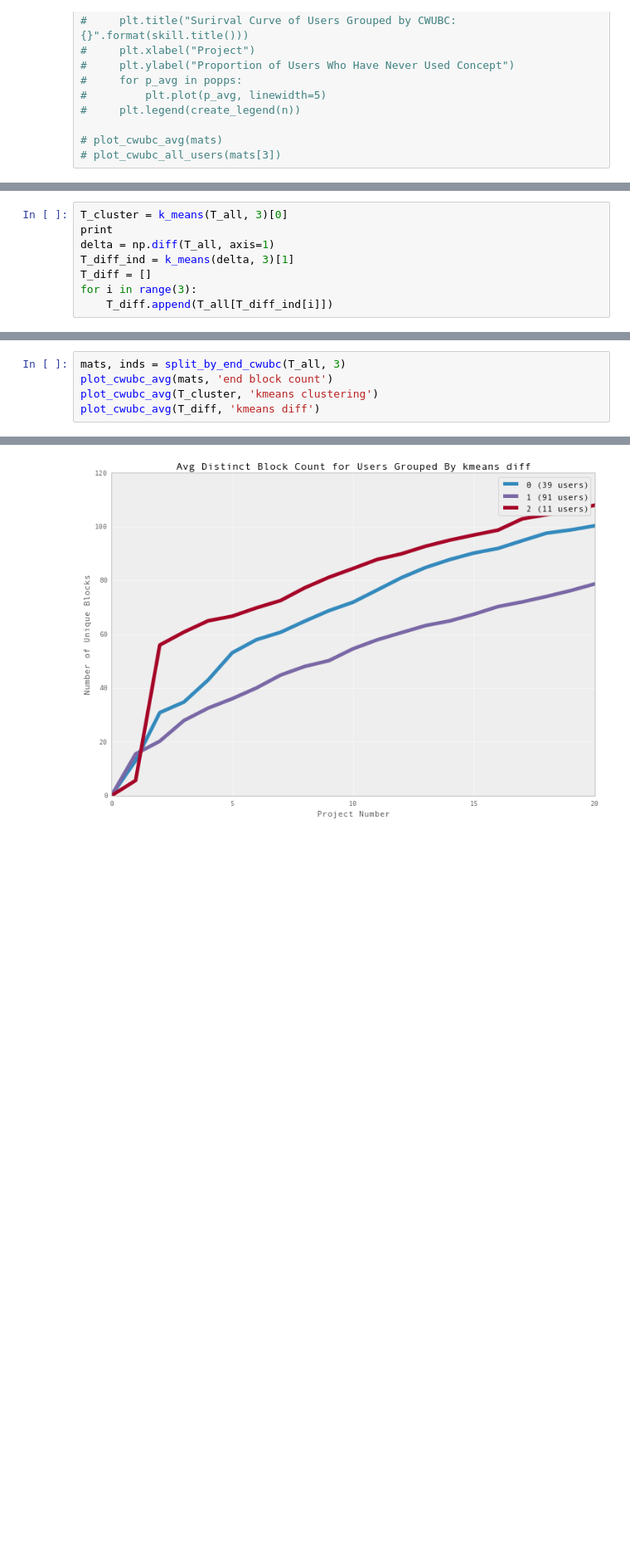
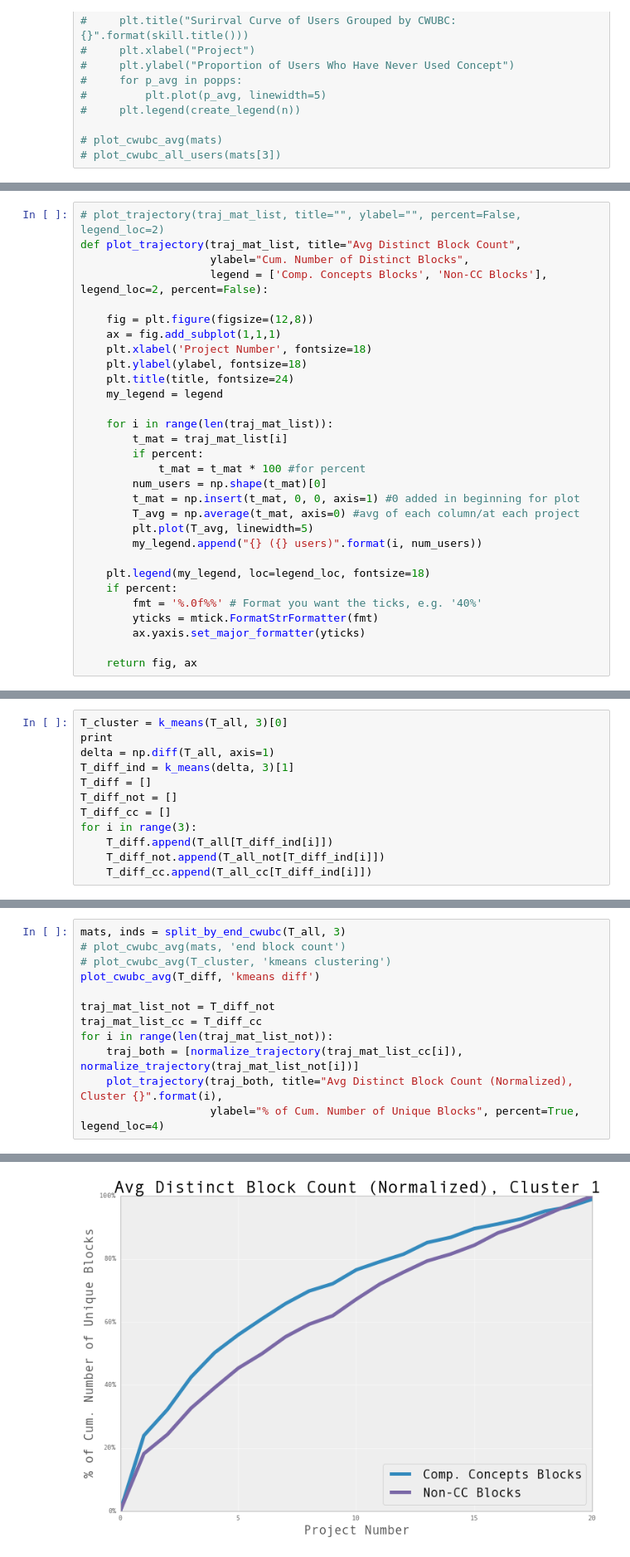
Before and after one commit to bxie/ai2_user_trajectory, a Jupyter notebook: analysis.ipynb, the cells around one changed output, grey strips where cells are left out. Shown: that part at 83% size. Cells and saved outputs as stored; diff of their text form; blank space fills up the shorter version.

Commit message:
comp. concepts traj. done

```diff
--- a/analysis.ipynb
+++ b/analysis.ipynb
@@ -562,0 +657,30 @@ plot_cwubc_avg(mats)
+# %%
+# plot_trajectory(traj_mat_list, title="", ylabel="", percent=False, legend_loc=2)
+def plot_trajectory(traj_mat_list, title="Avg Distinct Block Count",
+                    ylabel="Cum. Number of Distinct Blocks",
+                    legend = ['Comp. Concepts Blocks', 'Non-CC Blocks'], legend_loc=2, percent=False):
+
+    fig = plt.figure(figsize=(12,8))
+    ax = fig.add_subplot(1,1,1)
+    plt.xlabel('Project Number', fontsize=18)
+    plt.ylabel(ylabel, fontsize=18)
+    plt.title(title, fontsize=24)
+    my_legend = legend
+
+    for i in range(len(traj_mat_list)):
+        t_mat = traj_mat_list[i]
+        if percent:
+            t_mat = t_mat * 100 #for percent
+        num_users = np.shape(t_mat)[0]
+        t_mat = np.insert(t_mat, 0, 0, axis=1) #0 added in beginning for plot
+        T_avg = np.average(t_mat, axis=0) #avg of each column/at each project
+        plt.plot(T_avg, linewidth=5)
+        my_legend.append("{} ({} users)".format(i, num_users))
+
+    plt.legend(my_legend, loc=legend_loc, fontsize=18)
+    if percent:
+        fmt = '%.0f%%' # Format you want the ticks, e.g. '40%'
+        yticks = mtick.FormatStrFormatter(fmt)
+        ax.yaxis.set_major_formatter(yticks)
+
+    return fig, ax
@@ -587,6 +745,10 @@ print
 delta = np.diff(T_all, axis=1)
 T_diff_ind = k_means(delta, 3)[1]
 T_diff = []
+T_diff_not = []
+T_diff_cc = []
 for i in range(3):
     T_diff.append(T_all[T_diff_ind[i]])
+    T_diff_not.append(T_all_not[T_diff_ind[i]])
+    T_diff_cc.append(T_all_cc[T_diff_ind[i]])
 # %% [output]
@@ -599,7 +761,14 @@ for i in range(3):
 2 has 7 users
 # %%
 mats, inds = split_by_end_cwubc(T_all, 3)
-plot_cwubc_avg(mats, 'end block count')
-plot_cwubc_avg(T_cluster, 'kmeans clustering')
+# plot_cwubc_avg(mats, 'end block count')
+# plot_cwubc_avg(T_cluster, 'kmeans clustering')
 plot_cwubc_avg(T_diff, 'kmeans diff')
+
+traj_mat_list_not = T_diff_not
+traj_mat_list_cc = T_diff_cc
+for i in range(len(traj_mat_list_not)):
+    traj_both = [normalize_trajectory(traj_mat_list_cc[i]), normalize_trajectory(traj_mat_list_not[i])]
+    plot_trajectory(traj_both, title="Avg Distinct Block Count (Normalized), Cluster {}".format(i),
+                    ylabel="% of Cum. Number of Unique Blocks", percent=True, legend_loc=4)
 # %% [output]
@@ -608 +777 @@ plot_cwubc_avg(T_diff, 'kmeans diff')
-[figure, old version]
+[figure, new version]
```
Also changed, not shown: parts of 30 cells of this notebook.
